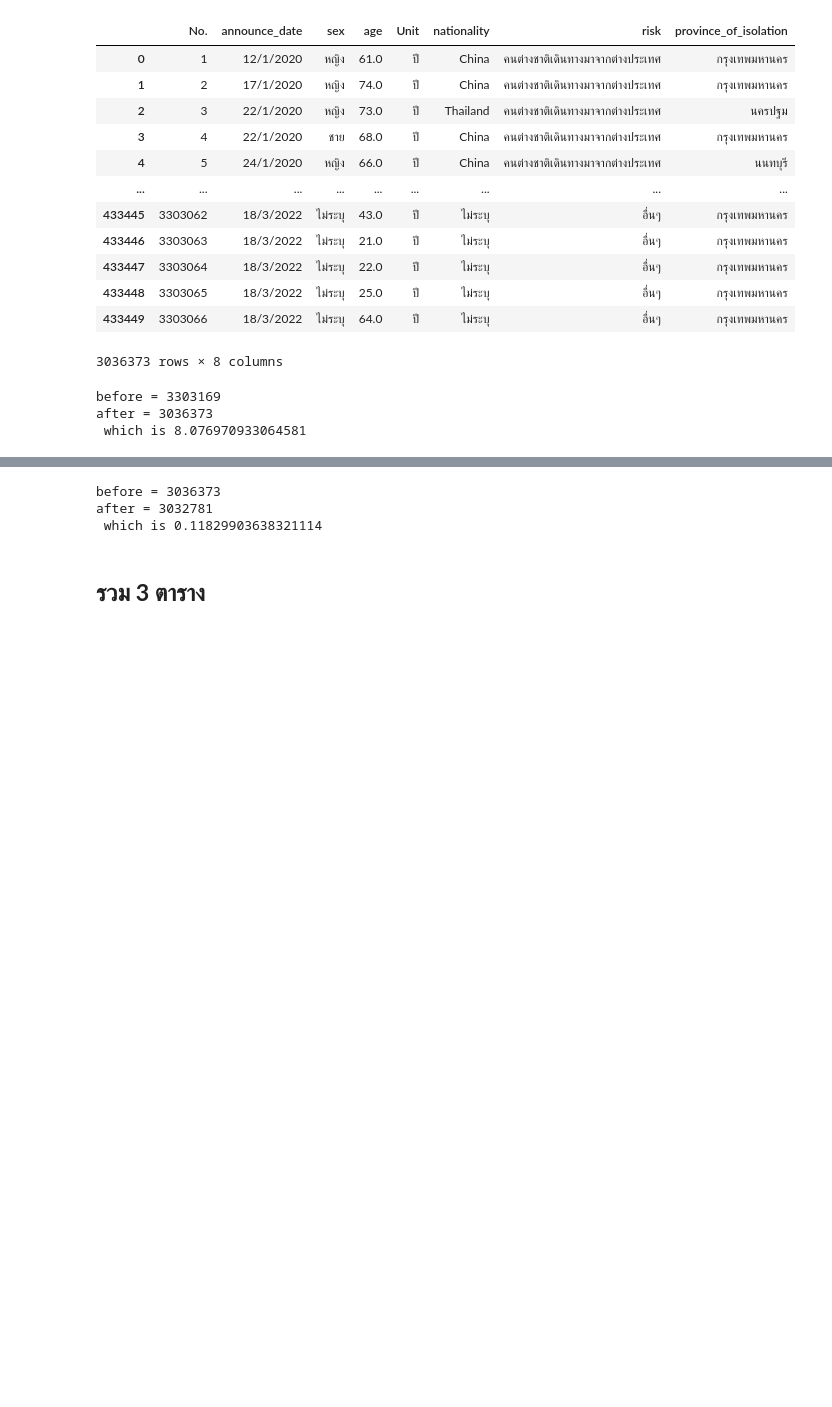
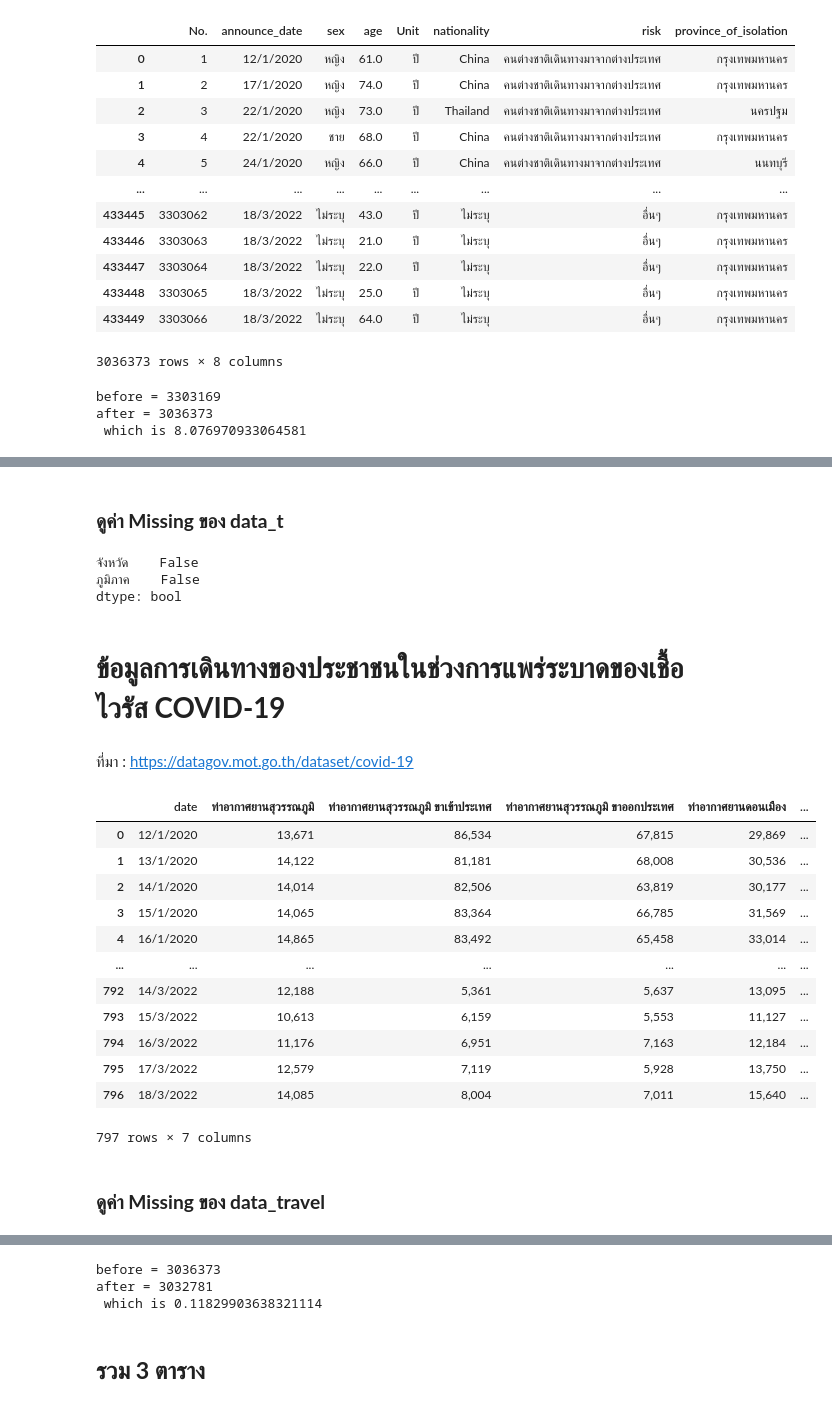
Before and after one commit to Jaomiew/data_viz_2022, a Jupyter notebook: Project.ipynb, the cells around one changed output, grey strips where cells are left out. Cells and saved outputs as stored; diff of their text form; code cells hidden in the pictures; blank space fills up the shorter version.

```diff
--- a/Project.ipynb
+++ b/Project.ipynb
@@ -430,0 +314,31 @@ df_data_t
+# %% [markdown]
+### **ดูค่า Missing ของ data_t**
+# %%
+data_t.isnull().any() ##ดูค่า Missing ในตาราง data_t
+# %% [output]
+จังหวัด    False
+ภูมิภาค    False
+dtype: bool
+# %% [markdown]
+# **ข้อมูลการเดินทางของประชาชนในช่วงการแพร่ระบาดของเชื้อไวรัส COVID-19**
+# %% [markdown]
+ที่มา : https://datagov.mot.go.th/dataset/covid-19
+# %%
+data_travel = pd.read_csv('/content/drive/My Drive/project2021 data/การเดินทางของประชาชนในช่วงการแพร่ระบาดของเชื้อไวรัส COVID-19.csv') #เข้าไปที่ my drive -> โฟลเดอร์ project2021 data -> การเดินทางของประชาชนในช่วงการแพร่ระบาดของเชื้อไวรัส COVID-19.csv
+data_travel ##เรียกดูตาราง
+# %% [output]
+|  | date | ท่าอากาศยานสุวรรณภูมิ | ท่าอากาศยานสุวรรณภูมิ ขาเข้าประเทศ | ท่าอากาศยานสุวรรณภูมิ ขาออกประเทศ | ท่าอากาศยานดอนเมือง | ... |
+| 0 | 12/1/2020 | 13,671 | 86,534 | 67,815 | 29,869 | ... |
+| 1 | 13/1/2020 | 14,122 | 81,181 | 68,008 | 30,536 | ... |
+| 2 | 14/1/2020 | 14,014 | 82,506 | 63,819 | 30,177 | ... |
+| 3 | 15/1/2020 | 14,065 | 83,364 | 66,785 | 31,569 | ... |
+| 4 | 16/1/2020 | 14,865 | 83,492 | 65,458 | 33,014 | ... |
+| ... | ... | ... | ... | ... | ... | ... |
+| 792 | 14/3/2022 | 12,188 | 5,361 | 5,637 | 13,095 | ... |
+| 793 | 15/3/2022 | 10,613 | 6,159 | 5,553 | 11,127 | ... |
+| 794 | 16/3/2022 | 11,176 | 6,951 | 7,163 | 12,184 | ... |
+| 795 | 17/3/2022 | 12,579 | 7,119 | 5,928 | 13,750 | ... |
+| 796 | 18/3/2022 | 14,085 | 8,004 | 7,011 | 15,640 | ... |
+797 rows × 7 columns
+# %% [markdown]
+### **ดูค่า Missing ของ data_travel**
```
Also changed, not shown: parts of 93 cells of this notebook.
